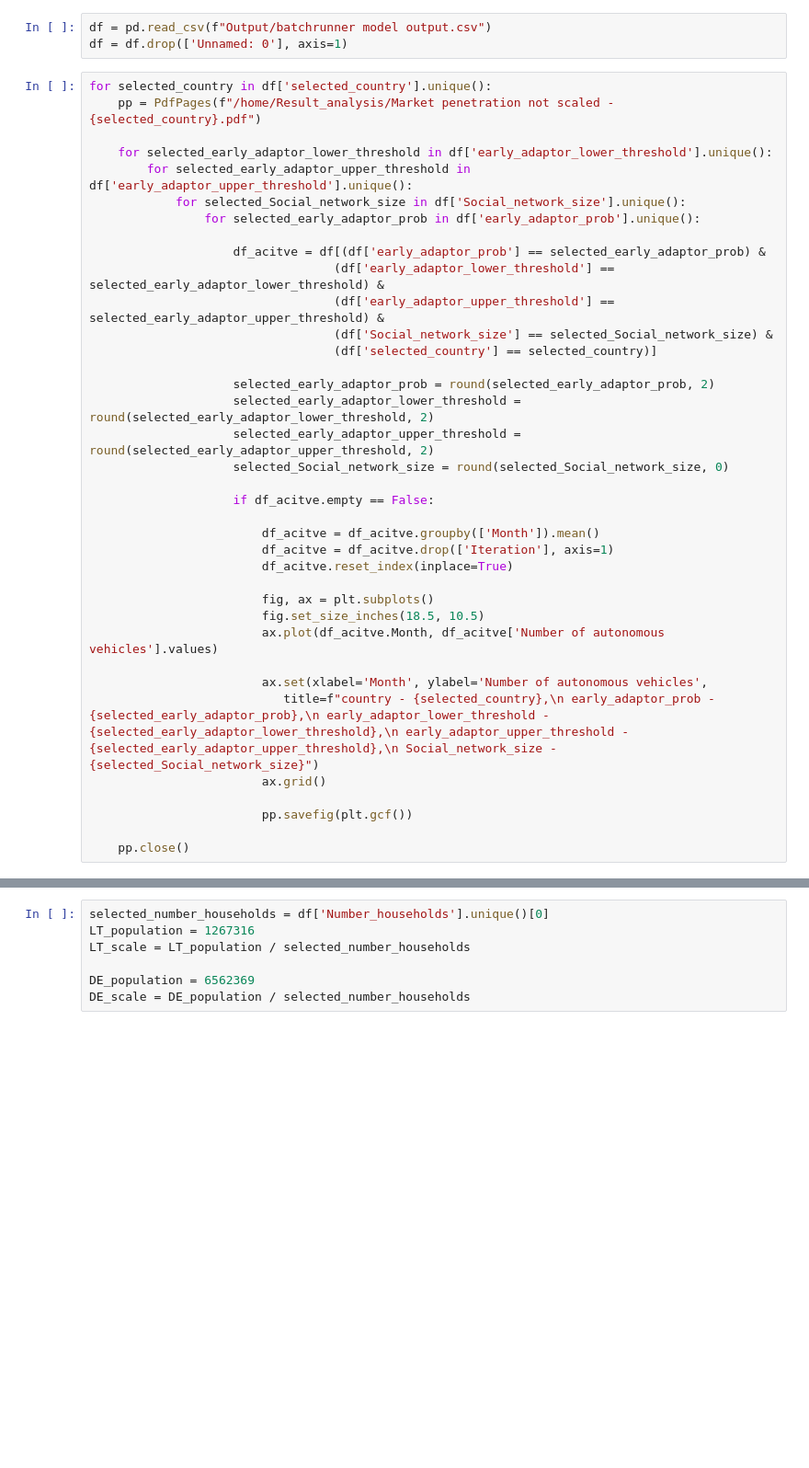
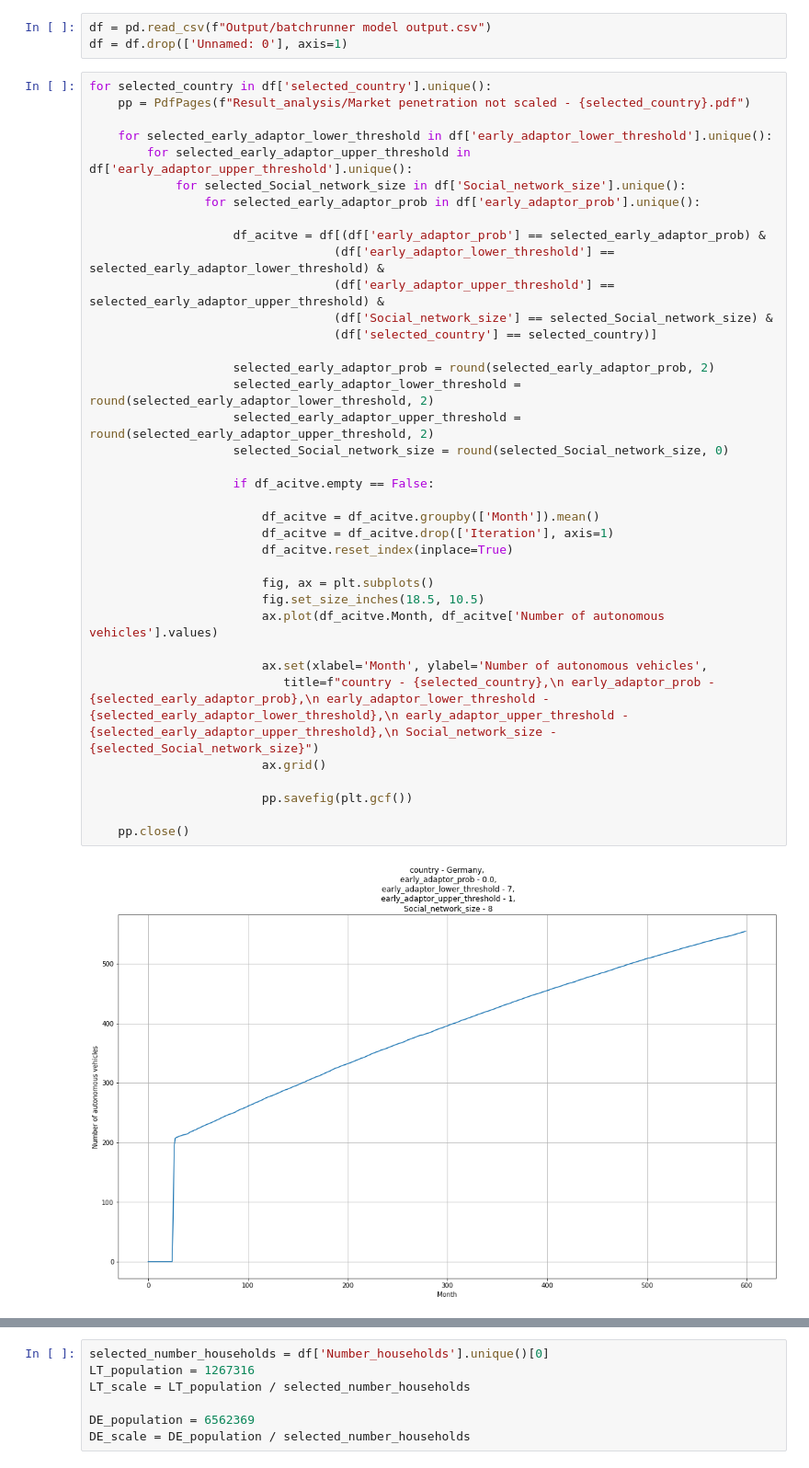
Before and after one commit to valentasgruzauskas/AVs_simulation, a Jupyter notebook: Analysis.ipynb, the cells around one changed output, grey strips where cells are left out. Shown at 92% size. Drawn from its saved outputs; the diff is of its cells as text; blank space fills up the shorter version.

```diff
--- a/Analysis.ipynb
+++ b/Analysis.ipynb
@@ -148,7 +166,7 @@ df = pd.read_csv(f"Output/batchrunner model output.csv")
 df = df.drop(['Unnamed: 0'], axis=1)
 # %%
 for selected_country in df['selected_country'].unique():
-    pp = PdfPages(f"/home/Result_analysis/Market penetration not scaled - {selected_country}.pdf")
+    pp = PdfPages(f"Result_analysis/Market penetration not scaled - {selected_country}.pdf")
 
     for selected_early_adaptor_lower_threshold in df['early_adaptor_lower_threshold'].unique():
         for selected_early_adaptor_upper_threshold in df['early_adaptor_upper_threshold'].unique():
@@ -156,30 +174,32 @@ for selected_country in df['selected_country'].unique():
                 for selected_early_adaptor_prob in df['early_adaptor_prob'].unique():
 
                     df_acitve = df[(df['early_adaptor_prob'] == selected_early_adaptor_prob) &
                                   (df['early_adaptor_lower_threshold'] == selected_early_adaptor_lower_threshold) &
                                   (df['early_adaptor_upper_threshold'] == selected_early_adaptor_upper_threshold) &
                                   (df['Social_network_size'] == selected_Social_network_size) &
                                   (df['selected_country'] == selected_country)]
 
                     selected_early_adaptor_prob = round(selected_early_adaptor_prob, 2)
                     selected_early_adaptor_lower_threshold = round(selected_early_adaptor_lower_threshold, 2)
                     selected_early_adaptor_upper_threshold = round(selected_early_adaptor_upper_threshold, 2)
                     selected_Social_network_size = round(selected_Social_network_size, 0)
 
                     if df_acitve.empty == False:
 
                         df_acitve = df_acitve.groupby(['Month']).mean()
                         df_acitve = df_acitve.drop(['Iteration'], axis=1)
                         df_acitve.reset_index(inplace=True)
 
                         fig, ax = plt.subplots()
                         fig.set_size_inches(18.5, 10.5)
                         ax.plot(df_acitve.Month, df_acitve['Number of autonomous vehicles'].values)
 
                         ax.set(xlabel='Month', ylabel='Number of autonomous vehicles',
                            title=f"country - {selected_country},\n early_adaptor_prob - {selected_early_adaptor_prob},\n early_adaptor_lower_threshold - {selected_early_adaptor_lower_threshold},\n early_adaptor_upper_threshold - {selected_early_adaptor_upper_threshold},\n Social_network_size - {selected_Social_network_size}")
                         ax.grid()
 
                         pp.savefig(plt.gcf())
 
     pp.close()
+# %% [output]
+[figure, added]
```
Also changed, not shown: parts of 20 cells of this notebook, 6 other files.
